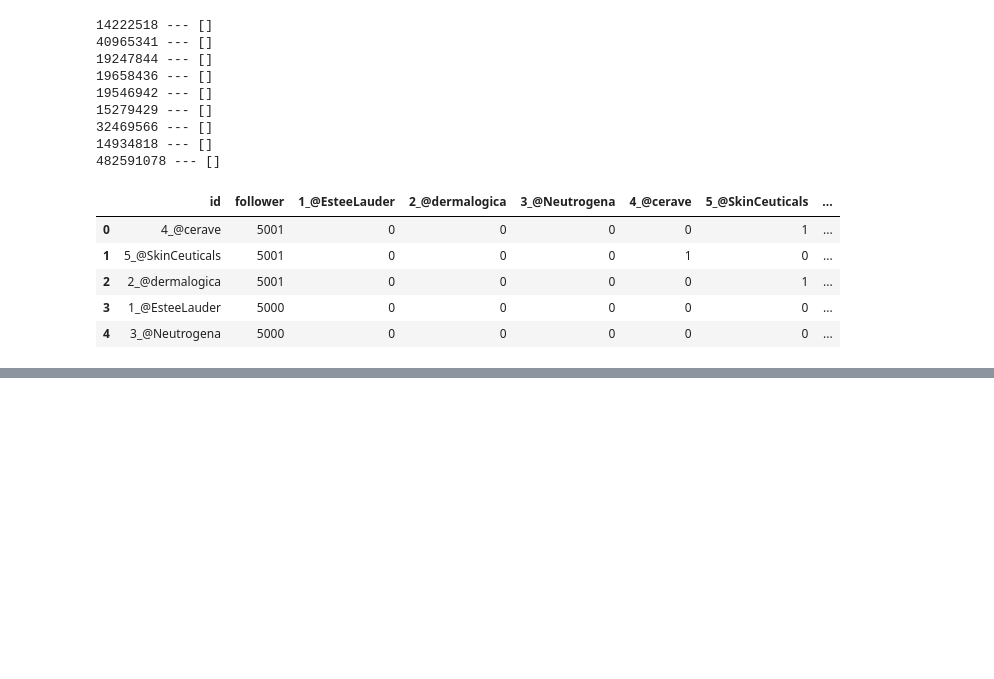
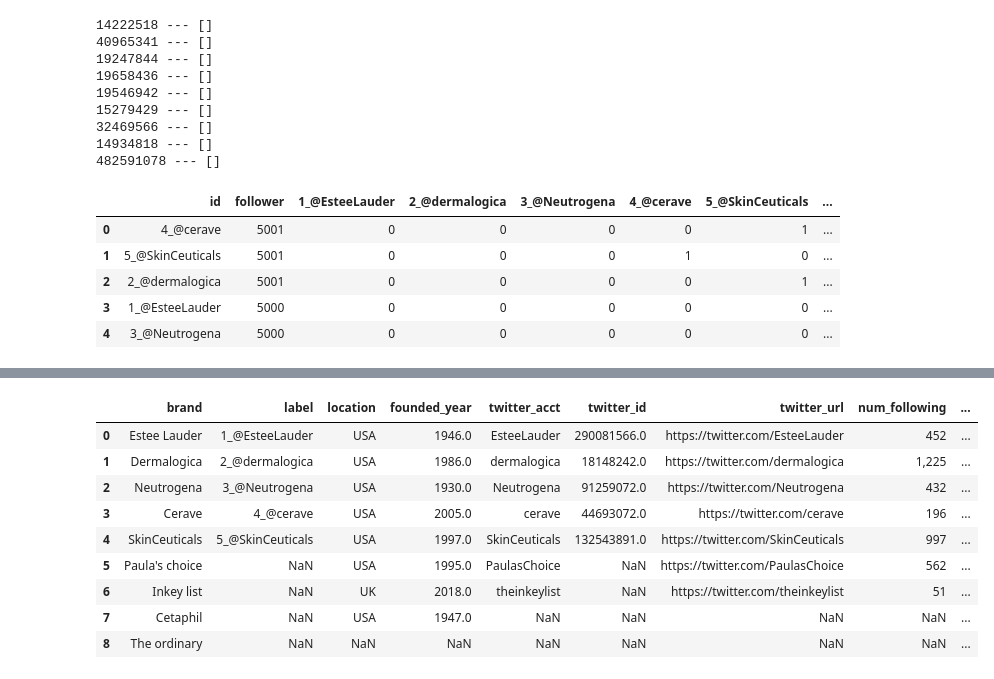
Before and after one commit to nilooy5/Munira-Brand-Network-Analysis, a Jupyter notebook: brand_analysis_v1.ipynb, the cells around one changed output, grey strips where cells are left out. Saved outputs shown, nothing was run; the diff lists cells and outputs as text; code cells hidden in the pictures; blank space fills up the shorter version.

```diff
--- a/brand_analysis_v1.ipynb
+++ b/brand_analysis_v1.ipynb
@@ -379,0 +514,6 @@ df_target.head(5)
+# %%
+brand_info = pd.read_csv("brand_info.csv")
+
+# remove rows that has NaN in brand column
+brand_info = brand_info[brand_info.brand.notna()]
+print(brand_info.head(5))
@@ -379,0 +527,13 @@ df_target.head(5)
+# %%
+brand_info
+# %% [output]
+|  | brand | label | location | founded_year | twitter_acct | twitter_id | twitter_url | num_following | ... |
+| 0 | Estee Lauder | 1_@EsteeLauder | USA | 1946.0 | EsteeLauder | 290081566.0 | https://twitter.com/EsteeLauder | 452 | ... |
+| 1 | Dermalogica | 2_@dermalogica | USA | 1986.0 | dermalogica | 18148242.0 | https://twitter.com/dermalogica | 1,225 | ... |
+| 2 | Neutrogena | 3_@Neutrogena | USA | 1930.0 | Neutrogena | 91259072.0 | https://twitter.com/Neutrogena | 432 | ... |
+| 3 | Cerave | 4_@cerave | USA | 2005.0 | cerave | 44693072.0 | https://twitter.com/cerave | 196 | ... |
+| 4 | SkinCeuticals | 5_@SkinCeuticals | USA | 1997.0 | SkinCeuticals | 132543891.0 | https://twitter.com/SkinCeuticals | 997 | ... |
+| 5 | Paula's choice | NaN | USA | 1995.0 | PaulasChoice | NaN | https://twitter.com/PaulasChoice | 562 | ... |
+| 6 | Inkey list | NaN | UK | 2018.0 | theinkeylist | NaN | https://twitter.com/theinkeylist | 51 | ... |
+| 7 | Cetaphil | NaN | USA | 1947.0 | NaN | NaN | NaN | NaN | ... |
+| 8 | The ordinary | NaN | NaN | NaN | NaN | NaN | NaN | NaN | ... |
```
Also changed, not shown: parts of 13 cells of this notebook, 2 other files.
